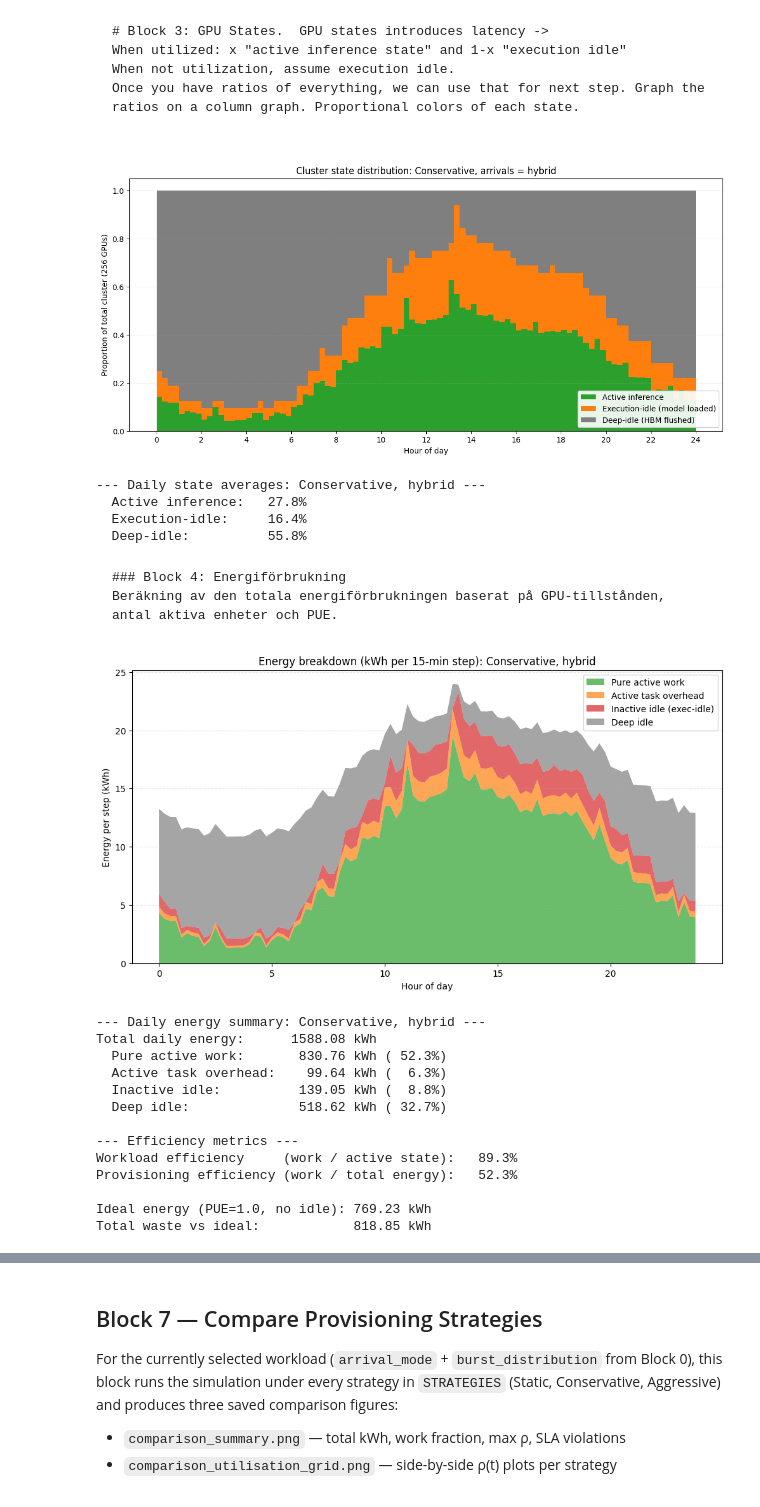
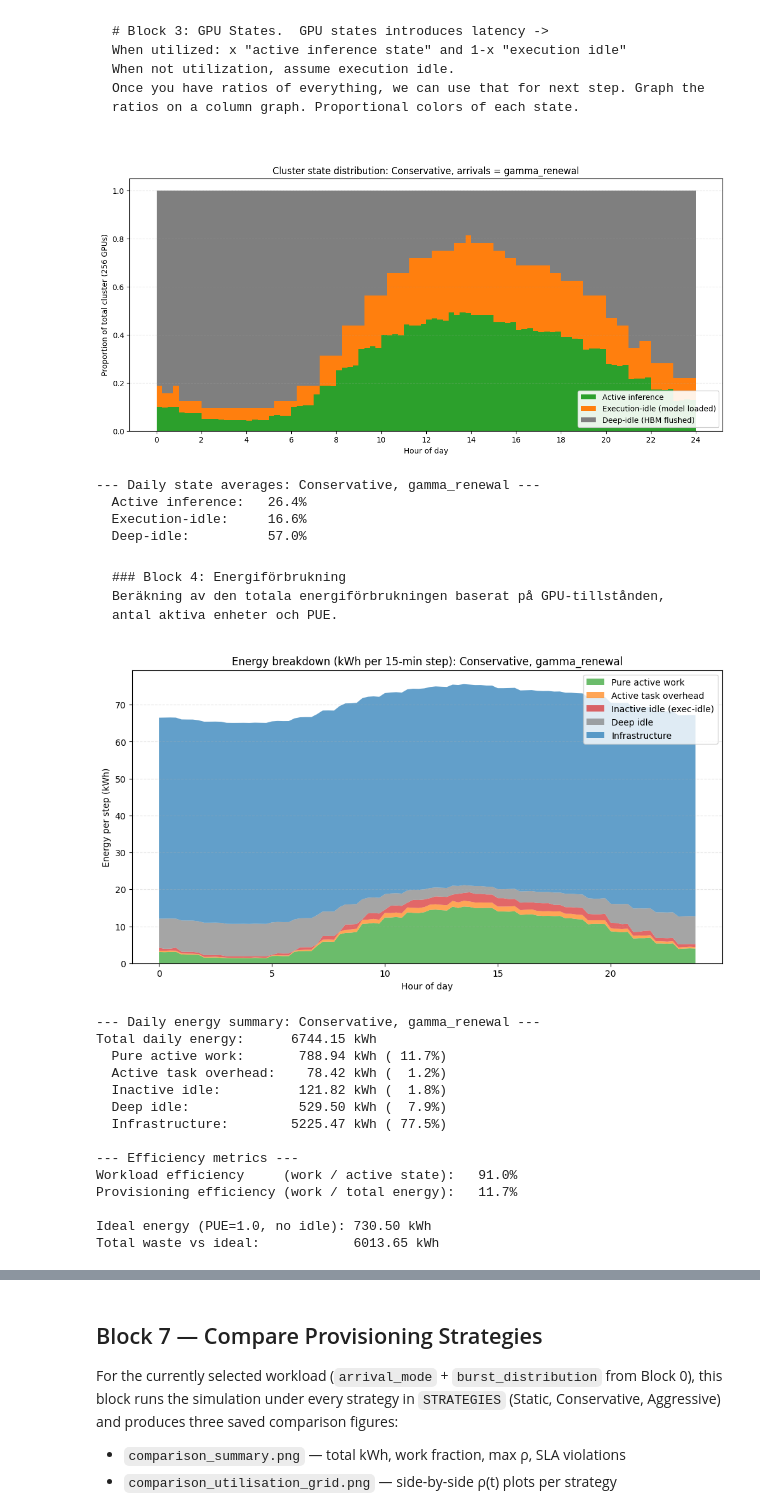
Before and after one commit to Tareg95/Modeling-of-the-Energy-Consumption-of-AI-Inference-Workloads, a Jupyter notebook: notebooks/ai_inference_energy_model.ipynb, the cells around one changed output, grey strips where cells are left out. Cells and saved outputs as stored; diff of their text form; code cells hidden in the pictures.

Commit message:
Added  P_infra node overhead to energy model (DGX B200, 6300W/node)

````diff
--- a/notebooks/ai_inference_energy_model.ipynb
+++ b/notebooks/ai_inference_energy_model.ipynb
@@ -54,7 +54,7 @@ power          = PowerParams()
 arrival_params = ArrivalParams()  # used when arrival_mode == 'gamma_renewal'
 
 # --- Runtime toggles (Colab-style dropdowns) ---
-arrival_mode       = 'hybrid'        # @param ["nhpp_only", "hybrid", "gamma_renewal"]
+arrival_mode       = 'gamma_renewal'        # @param ["nhpp_only", "hybrid", "gamma_renewal"]
 burst_distribution = 'pareto'        # @param ["pareto", "gamma"]   (only used when arrival_mode == "hybrid")
 strategy_mode      = 'Conservative'  # @param ["Static", "Conservative", "Aggressive"]
 burst_params = BurstParams(distribution=burst_distribution)
@@ -392,11 +390,11 @@ print(f"  Active inference:  {np.mean(active_ratio)*100:5.1f}%")
 print(f"  Execution-idle:    {np.mean(execution_idle_ratio)*100:5.1f}%")
 print(f"  Deep-idle:         {np.mean(deep_idle_ratio)*100:5.1f}%")
 # %% [output]
-[figure, old version]
+[figure, new version]
---- Daily state averages: Conservative, hybrid ---
-  Active inference:   27.8%
-  Execution-idle:     16.4%
-  Deep-idle:          55.8%
+--- Daily state averages: Conservative, gamma_renewal ---
+  Active inference:   26.4%
+  Execution-idle:     16.6%
+  Deep-idle:          57.0%
 # %% [markdown]
 ```markdown
 ### Block 4: Energiförbrukning
@@ -417,6 +415,9 @@ pure_active_power     = gpus_active * P_active_avg
 active_overhead_power = c_ready * rho_state * EXEC_IDLE_FRAC * P_execution_idle
 inactive_idle_power   = c_ready * (1 - rho_state) * P_execution_idle
 deep_idle_power       = gpus_deep_idle * P_idle
+num_nodes = total_gpus / 8      # adding power before PUE, so that the fixed node overhead is not multiplied by PUE
+infra_power = 6300 * num_nodes  # fixed non-GPU node overhead (W)
+energy_infra = np.full(num_steps, (infra_power * PUE * step_hours) / 1000)
 
 # Convert to kWh per simulation step (multiply by step_hours, divide by 1000)
 energy_pure_work       = (pure_active_power     * PUE * step_hours) / 1000
@@ -425,7 +426,7 @@ energy_inactive_idle   = (inactive_idle_power   * PUE * step_hours) / 1000
 energy_deep_idle       = (deep_idle_power       * PUE * step_hours) / 1000
 
 energy_total = (energy_pure_work + energy_active_overhead
-                + energy_inactive_idle + energy_deep_idle)
+                + energy_inactive_idle + energy_deep_idle + energy_infra)
 
 # Ideal scenario: only pure work, PUE = 1.0
 energy_ideal = (pure_active_power * 1.0 * step_hours) / 1000
@@ -434,10 +435,10 @@ energy_ideal = (pure_active_power * 1.0 * step_hours) / 1000
 plt.figure(figsize=(12, 6))
 plt.stackplot(hours_96,
               energy_pure_work, energy_active_overhead,
-              energy_inactive_idle, energy_deep_idle,
+              energy_inactive_idle, energy_deep_idle, energy_infra,
               labels=['Pure active work', 'Active task overhead',
-                      'Inactive idle (exec-idle)', 'Deep idle'],
-              colors=['#2ca02c', '#ff7f0e', '#d62728', '#7f7f7f'],
+                      'Inactive idle (exec-idle)', 'Deep idle', 'Infrastructure'],
+              colors=['#2ca02c', '#ff7f0e', '#d62728', '#7f7f7f', '#1f77b4'],
               alpha=0.7)
 plt.title(f'Energy breakdown (kWh per 15-min step): {strategy_mode}, {arrival_mode}')
 plt.xlabel('Hour of day')
@@ -449,47 +450,50 @@ plt.show()
 plt.close()
 
 # Aggregate statistics
 total_kwh    = np.sum(energy_total)
 work_kwh     = np.sum(energy_pure_work)
 overhead_kwh = np.sum(energy_active_overhead)
 idle_kwh     = np.sum(energy_inactive_idle)
 deep_kwh     = np.sum(energy_deep_idle)
+infra_kwh = np.sum(energy_infra)
 
 print(f"--- Daily energy summary: {strategy_mode}, {arrival_mode} ---")
 print(f"Total daily energy:      {total_kwh:7.2f} kWh")
 print(f"  Pure active work:      {work_kwh:7.2f} kWh ({(work_kwh/total_kwh)*100:5.1f}%)")
 print(f"  Active task overhead:  {overhead_kwh:7.2f} kWh ({(overhead_kwh/total_kwh)*100:5.1f}%)")
 print(f"  Inactive idle:         {idle_kwh:7.2f} kWh ({(idle_kwh/total_kwh)*100:5.1f}%)")
 print(f"  Deep idle:             {deep_kwh:7.2f} kWh ({(deep_kwh/total_kwh)*100:5.1f}%)")
+print(f"  Infrastructure:        {infra_kwh:7.2f} kWh ({(infra_kwh/total_kwh)*100:5.1f}%)")
 
 # Two efficiency metrics, separated as discussed in Ch 5:
 #   - Workload efficiency: how much of "active GPU time" is actually work
 #   - Provisioning efficiency: how much of total energy is actually work
 active_state_total = work_kwh + overhead_kwh
 print(f"\n--- Efficiency metrics ---")
 print(f"Workload efficiency     (work / active state):  "
       f"{(work_kwh/active_state_total)*100:5.1f}%")
 print(f"Provisioning efficiency (work / total energy):  "
       f"{(work_kwh/total_kwh)*100:5.1f}%")
 
 ideal_total_kwh = np.sum(energy_ideal)
 print(f"\nIdeal energy (PUE=1.0, no idle): {ideal_total_kwh:.2f} kWh")
 print(f"Total waste vs ideal:            {total_kwh - ideal_total_kwh:.2f} kWh")
 # %% [output]
-[figure, old version]
+[figure, new version]
---- Daily energy summary: Conservative, hybrid ---
-Total daily energy:      1588.08 kWh
-  Pure active work:       830.76 kWh ( 52.3%)
-  Active task overhead:    99.64 kWh (  6.3%)
-  Inactive idle:          139.05 kWh (  8.8%)
-  Deep idle:              518.62 kWh ( 32.7%)
+--- Daily energy summary: Conservative, gamma_renewal ---
+Total daily energy:      6744.15 kWh
+  Pure active work:       788.94 kWh ( 11.7%)
+  Active task overhead:    78.42 kWh (  1.2%)
+  Inactive idle:          121.82 kWh (  1.8%)
+  Deep idle:              529.50 kWh (  7.9%)
+  Infrastructure:        5225.47 kWh ( 77.5%)
 
 --- Efficiency metrics ---
-Workload efficiency     (work / active state):   89.3%
-Provisioning efficiency (work / total energy):   52.3%
+Workload efficiency     (work / active state):   91.0%
+Provisioning efficiency (work / total energy):   11.7%
 
-Ideal energy (PUE=1.0, no idle): 769.23 kWh
-Total waste vs ideal:            818.85 kWh
+Ideal energy (PUE=1.0, no idle): 730.50 kWh
+Total waste vs ideal:            6013.65 kWh
 # %%
 # --- Block 6: Strategy x Arrival Process Comparison ---
 # Re-runs the simulation across all 6 combinations and prints a summary
````
Also changed, not shown: parts of 7 cells of this notebook, 10 other files.
